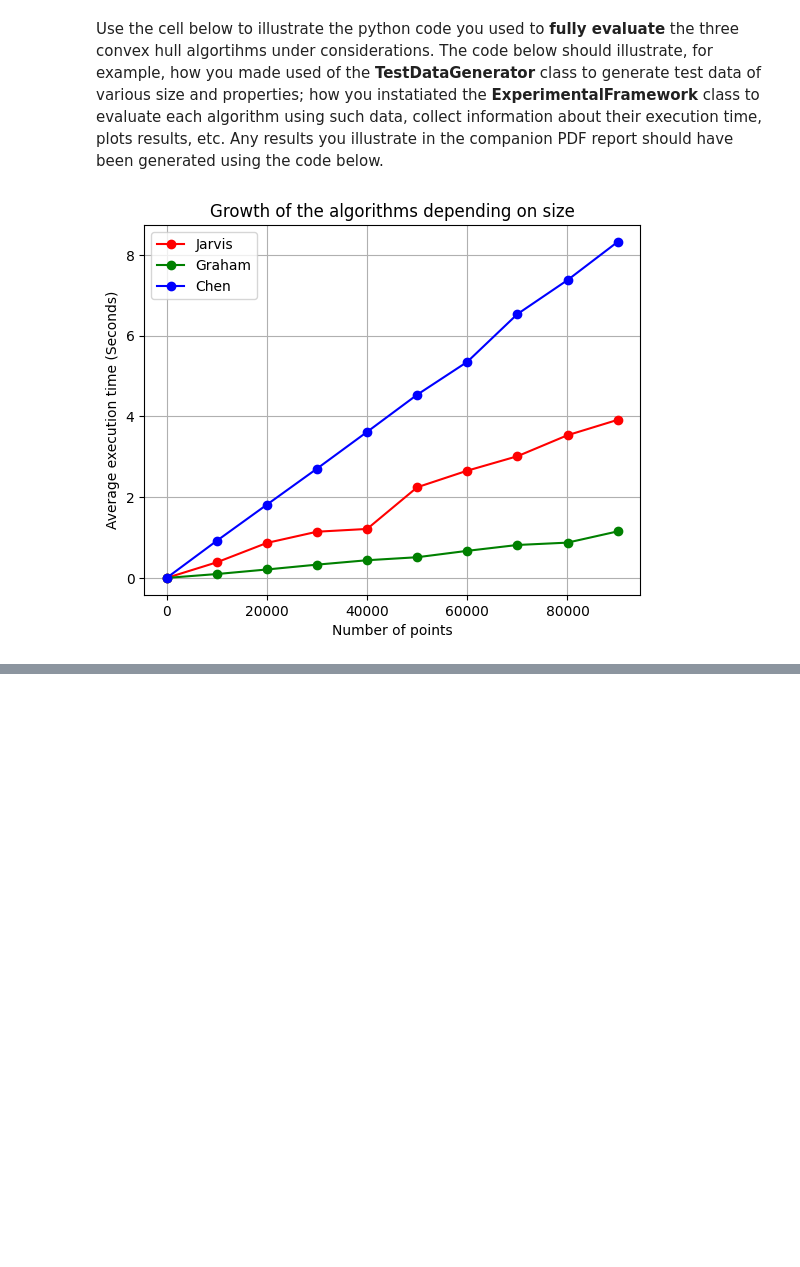
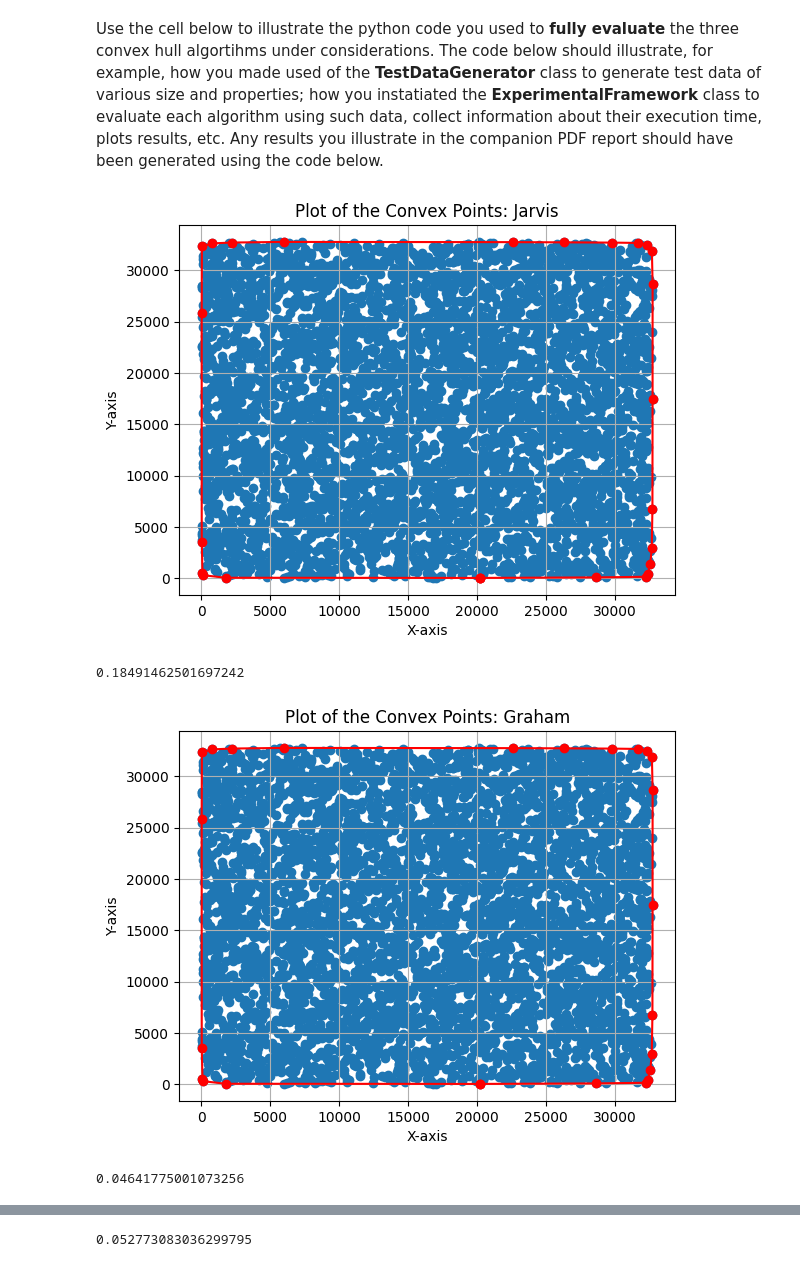
Before and after one commit to Marwan141/COMP0005_Group35, a Jupyter notebook: grp-XXX-0005code.ipynb, the cells around one changed output, grey strips where cells are left out. Cells and saved outputs as stored; diff of their text form; code cells hidden in the pictures; blank space fills up the shorter version.

```diff
--- a/grp-XXX-0005code.ipynb
+++ b/grp-XXX-0005code.ipynb
@@ -121,35 +121,3 @@ def grahamscan(inputSet):
     return outputSet[:-1]
 # %% [markdown]
 Use the cell below for all python code needed to realise the **Chen's** algorithm (including auxiliary data structures and functions needed by this algorithm - if any). The `chen()` function itself should take as input parameter a list of 2D points (`inputSet`), and return the subset of such points that lie on the convex hull (`outputSet`).
-# %%
-'''
-def chen(inputSet):
-
-    Returns the list of points that lie on the convex hull (Chen's algorithm)
-            Parameters:
-                    inputSet (list): a list of 2D points
-
-            Returns:
-                    outputSet (list): a list of 2D points
-
-
-    n = len(inputSet) #store the length of the inputSet
-    t = 3
-    prev_outputSet = []
-    while True:
-        m = min(2 ** (2 ** t), n)
-        groups = [inputSet[i:i + m] for i in range(0, n, m)] #split the inputSet into groups of size m
-        group_hulls = []
-        for group in groups:
-             group_hulls.append(grahamscan(group))
-        inputSet = []
-        for sublist in group_hulls:
-             for item in sublist:
-                  inputSet.append(item)
-        outputSet = jarvismarch(inputSet) #apply jarvismarch to the combined hulls of the groups
-        if outputSet == prev_outputSet:
-            return outputSet
-        prev_outputSet = outputSet
-        t += 1 # increase t for the next iteration
-
-'''
@@ -337,9 +322,9 @@ class ExperimentalFramework():
         graham_y = [point[0] for point in graham_times]
         chen_y = [point[0] for point in chen_times]
 
-        plt.plot(jarvis_x, jarvis_y, marker='o', linestyle='-', color='r',label='Jarvis')
-        plt.plot(graham_x, graham_y, marker='o', linestyle='-', color='g',label='Graham')
-        plt.plot(chen_x, chen_y, marker='o',linestyle='-',color='b',label='Chen')
+        plt.plot(jarvis_x, jarvis_y,  linestyle='-', color='r',label='Jarvis')
+        plt.plot(graham_x, graham_y, linestyle='-', color='g',label='Graham')
+        plt.plot(chen_x, chen_y,linestyle='-',color='b',label='Chen')
         plt.legend()
         plt.xlabel('Number of points')
         plt.ylabel('Average execution time (Seconds)')
@@ -365,7 +350,7 @@ class ExperimentalFramework():
         jarvis_results = []
         graham_results = []
         chen_results = []
-        for i in range(10,100000, 10000):
+        for i in range(1,500000,5000):
 
             framework = ExperimentalFramework(i)
             graham_results.append((framework.graham_time, i))
@@ -423,7 +408,10 @@ Use the cell below to illustrate the python code you used to **fully evaluate**
 # %%
 
 framework = ExperimentalFramework(50)
 
-framework.testLargeNs()
+framework.testNPoints(5000)
 # %% [output]
-[figure, old version]
+[figure, new version]
+0.18491462501697242
+[figure, added]
+0.04641775001073256
@@ -429,0 +419 @@ framework.testLargeNs()
+0.052773083036299795
```
Also changed, not shown: parts of 3 cells of this notebook, 1 other file.
